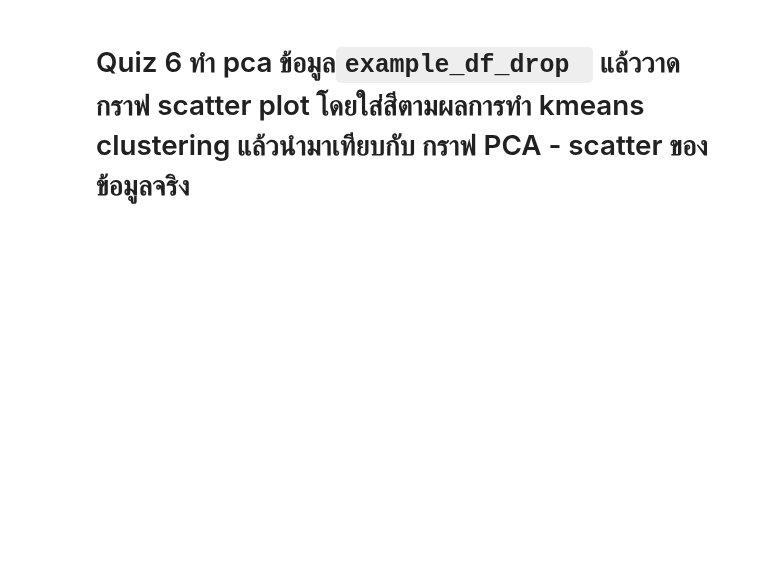
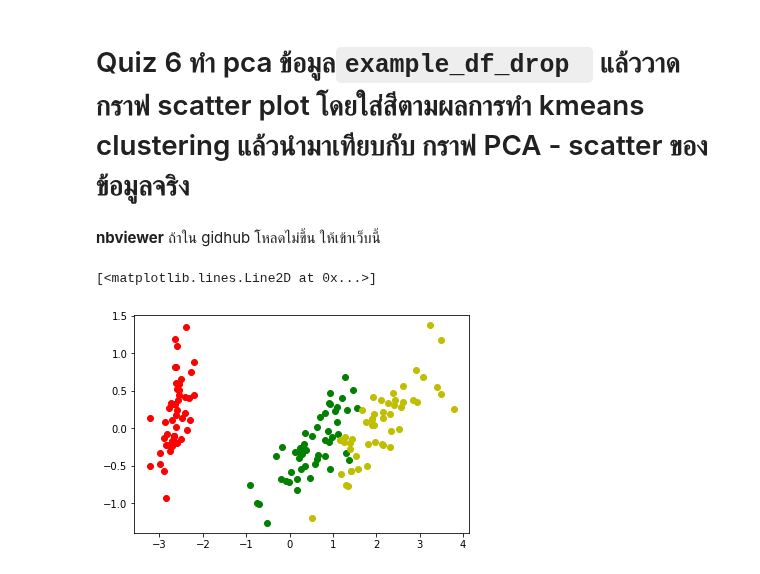
Before and after one commit to Thitichaya2000/multivariate, a Jupyter notebook: Chapter_6.ipynb, the cells around one changed output. Drawn from its saved outputs; the diff is of its cells as text; code cells hidden in the pictures; blank space fills up the shorter version.

````diff
--- a/Chapter_6.ipynb
+++ b/Chapter_6.ipynb
@@ -76,2 +89,10 @@ SyntaxError: ignored
 # %% [markdown]
 # Quiz 6 ทำ pca ข้อมูล```example_df_drop ``` แล้ววาดกราฟ scatter plot โดยใส่สีตามผลการทำ kmeans clustering แล้วนำมาเทียบกับ กราฟ PCA - scatter ของข้อมูลจริง
+# %% [markdown]
+**nbviewer** ถ้าใน gidhub โหลดไม่ขึ้น ให้เข้าเว็บนี้
+# %%
+from sklearn.decomposition import PCA
+
+pca = PCA(n_components=2)
+
+new_pca = pca.fit_transform(example_df_drop)
@@ -77,0 +101,7 @@ SyntaxError: ignored
+# %%
+plt.plot(new_pca[:50,0],new_pca[:50,1],'or')
+plt.plot(new_pca[50:100,0],new_pca[50:100,1],'og')
+plt.plot(new_pca[100:,0],new_pca[100:,1],'oy')
+# %% [output]
+[<matplotlib.lines.Line2D at 0x...>]
+[figure, added]
````
Also changed, not shown: parts of 7 cells of this notebook.
